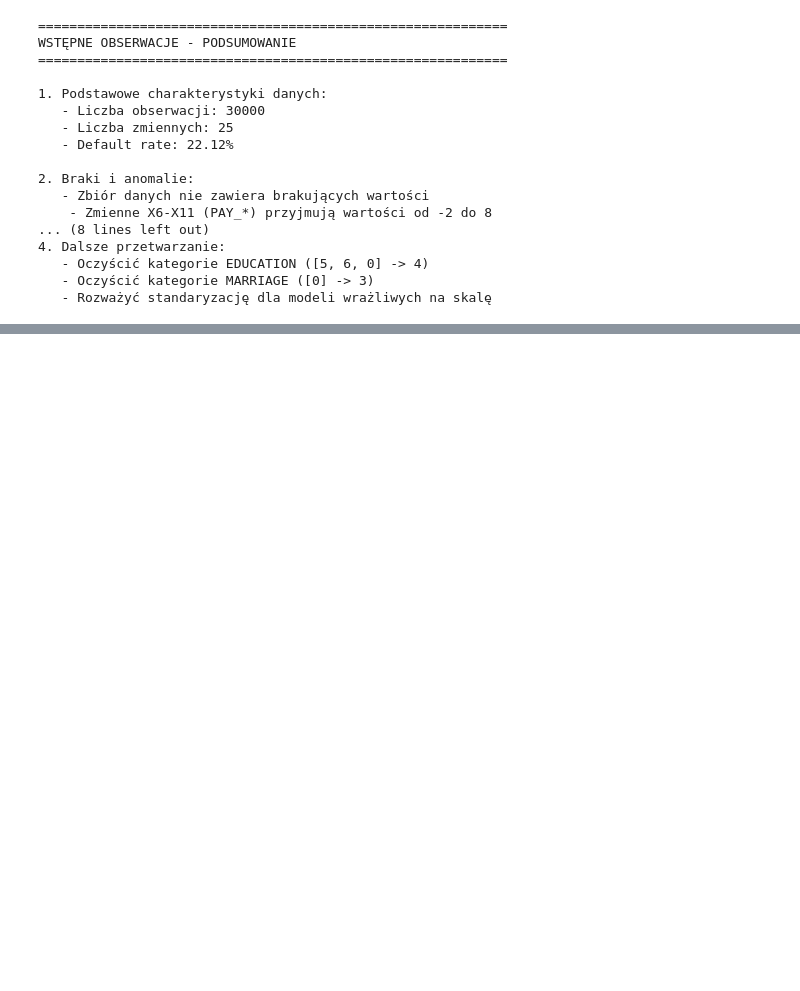
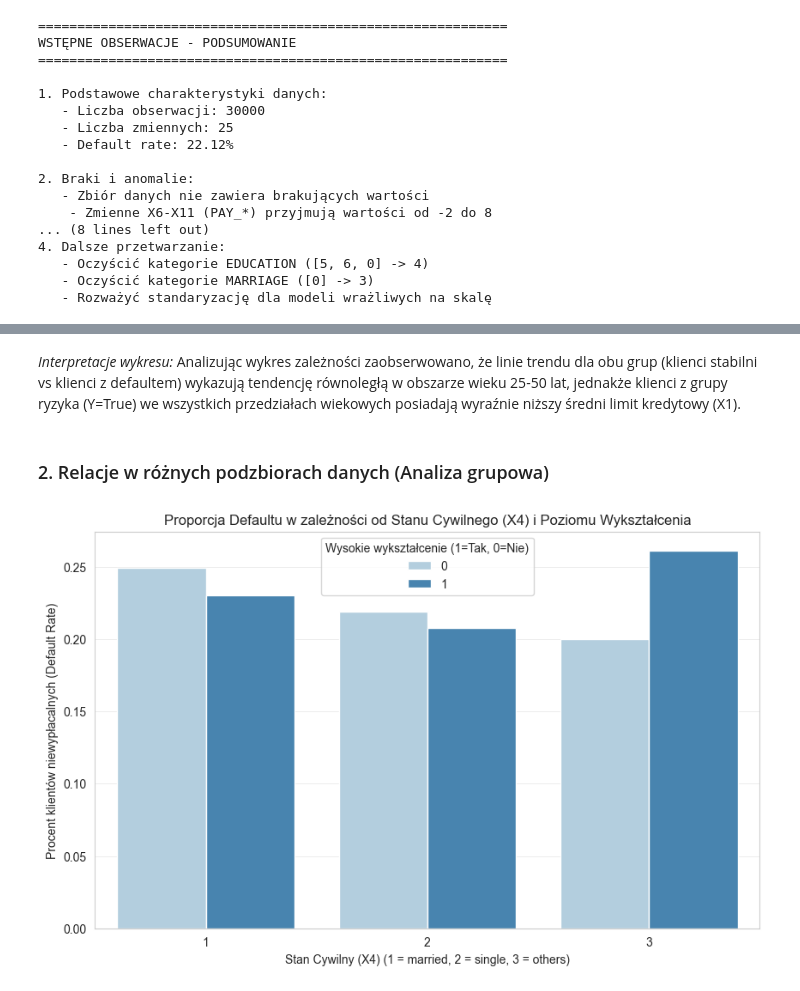
Before and after one commit to dawid200272/Eiwd_projekt, a Jupyter notebook: notebooks/EDA_analysis.ipynb, the cells around one changed output, grey strips where cells are left out. Saved outputs shown, nothing was run; the diff lists cells and outputs as text; code cells hidden in the pictures; blank space fills up the shorter version.

```diff
--- a/notebooks/EDA_analysis.ipynb
+++ b/notebooks/EDA_analysis.ipynb
@@ -558,0 +705,19 @@ WSTĘPNE OBSERWACJE - PODSUMOWANIE
+# %% [markdown]
+*Interpretacje wykresu:*
+Analizując wykres zależności zaobserwowano, że linie trendu dla obu grup (klienci stabilni vs klienci z defaultem) wykazują tendencję równoległą w obszarze wieku 25-50 lat, jednakże klienci z grupy ryzyka (Y=True) we wszystkich przedziałach wiekowych posiadają wyraźnie niższy średni limit kredytowy (X1).
+# %% [markdown]
+### 2. Relacje w różnych podzbiorach danych (Analiza grupowa)
+# %%
+# Tworzenie podzbioru: Osoby z wyższym wykształceniem (X3=1 lub X3=2) vs reszta
+data['HIGH_EDU'] = data['X3'].isin([1, 2]).astype(int)
+
+# Wykres grupowy (Barplot) pokazujący procent defaultu w zależności od wykształcenia i stanu cywilnego
+plt.figure(figsize=(10, 6))
+sns.barplot(x='X4', y='Y', hue='HIGH_EDU', data=data, errorbar=None, palette='Blues')
+plt.title('Proporcja Defaultu w zależności od Stanu Cywilnego (X4) i Poziomu Wykształcenia')
+plt.xlabel('Stan Cywilny (X4) (1 = married, 2 = single, 3 = others)')
+plt.ylabel('Procent klientów niewypłacalnych (Default Rate)')
+plt.legend(title='Wysokie wykształcenie (1=Tak, 0=Nie)')
+plt.show()
+# %% [output]
+[figure, added]
```
Also changed, not shown: parts of 22 cells of this notebook.
